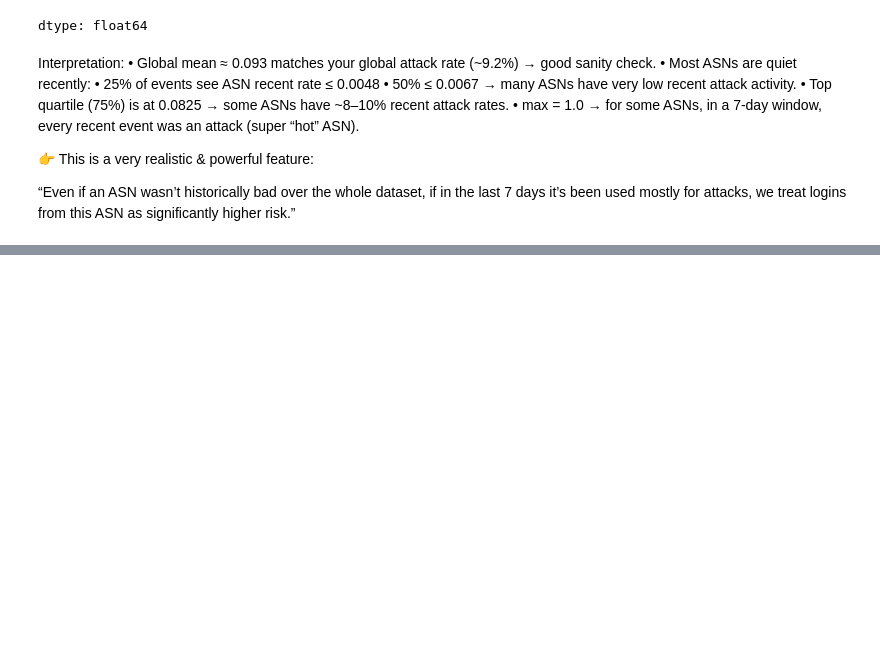
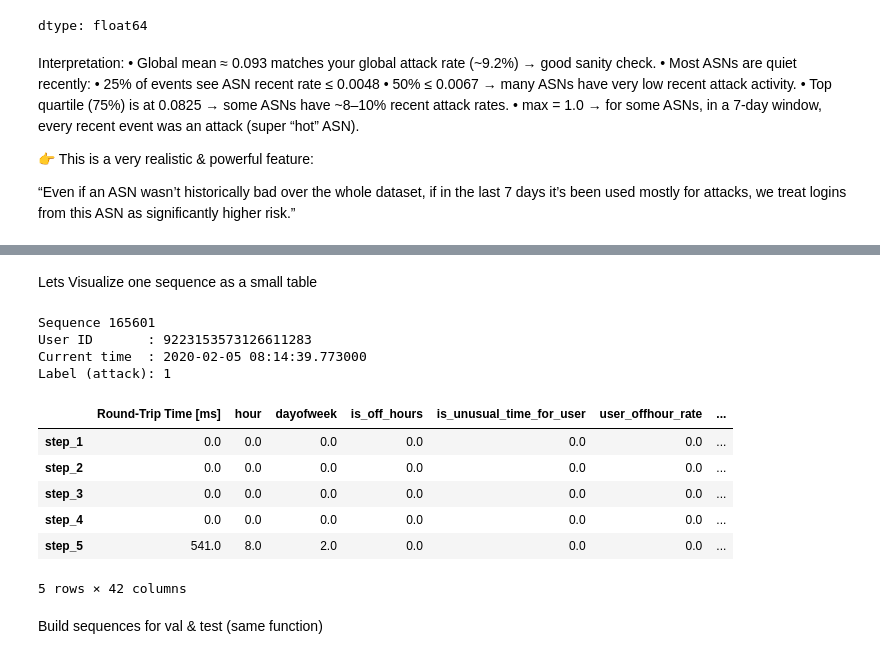
Before and after one commit to madhvesh23/Intent-Classification-ML-Project-, a Jupyter notebook: notebooks/03_train_kg_and_lstm.ipynb, the cells around one changed output, grey strips where cells are left out. Saved outputs shown, nothing was run; the diff lists cells and outputs as text; code cells hidden in the pictures; blank space fills up the shorter version.

```diff
--- a/notebooks/03_train_kg_and_lstm.ipynb
+++ b/notebooks/03_train_kg_and_lstm.ipynb
@@ -966,0 +993,3 @@ Interpretation:
+# %%
+# Label
+label_col = "Is Attack IP"
@@ -966,0 +1482,14 @@ Interpretation:
+# %%
+# Sort within each split by user + time
+df_train = df_train.sort_values([user_col, time_col]).reset_index(drop=True)
+df_val   = df_val.sort_values([user_col, time_col]).reset_index(drop=True)
+df_test  = df_test.sort_values([user_col, time_col]).reset_index(drop=True)
+
+# Quick sanity check of event counts per user in train
+user_counts = df_train[user_col].value_counts()
+
+print("Number of distinct users in train:", user_counts.shape[0])
+print("\nEvent count per user in train (summary):")
+print(user_counts.describe())
+print("\nQuantiles of train event_count:")
+print(user_counts.quantile([0.25, 0.5, 0.75, 0.9, 0.95, 0.99]))
@@ -966,0 +1605,39 @@ Interpretation:
+# %% [markdown]
+Lets Visualize one sequence as a small table
+# %%
+k = 165601  # try any index from 0 to len(y_train)-1
+
+# 5 x 42 window of features
+window = X_train_seq[k]              # shape (5, 42)
+
+# row in df_train that this sequence ends at
+row_id = train_row_idx[k]
+event_row = df_train.loc[row_id]
+
+print("Sequence", k)
+print("User ID       :", event_row["User ID"])
+print("Current time  :", event_row["Login Timestamp"])
+print("Label (attack):", y_train[k])
+
+# Turn the 5x42 window into a nice table with feature names
+seq_df = pd.DataFrame(
+    window,
+    columns=model_feature_cols,
+)
+seq_df.index = [f"step_{i+1}" for i in range(len(seq_df))]
+
+seq_df.head()
+# %% [output]
+Sequence 165601
+User ID       : 9223153573126611283
+Current time  : 2020-02-05 08:14:39.773000
+Label (attack): 1
+|  | Round-Trip Time [ms] | hour | dayofweek | is_off_hours | is_unusual_time_for_user | user_offhour_rate | ... |
+| step_1 | 0.0 | 0.0 | 0.0 | 0.0 | 0.0 | 0.0 | ... |
+| step_2 | 0.0 | 0.0 | 0.0 | 0.0 | 0.0 | 0.0 | ... |
+| step_3 | 0.0 | 0.0 | 0.0 | 0.0 | 0.0 | 0.0 | ... |
+| step_4 | 0.0 | 0.0 | 0.0 | 0.0 | 0.0 | 0.0 | ... |
+| step_5 | 541.0 | 8.0 | 2.0 | 0.0 | 0.0 | 0.0 | ... |
+5 rows × 42 columns
+# %% [markdown]
+Build sequences for val & test (same function)
```
Also changed, not shown: parts of 66 cells of this notebook, 2 other files.
